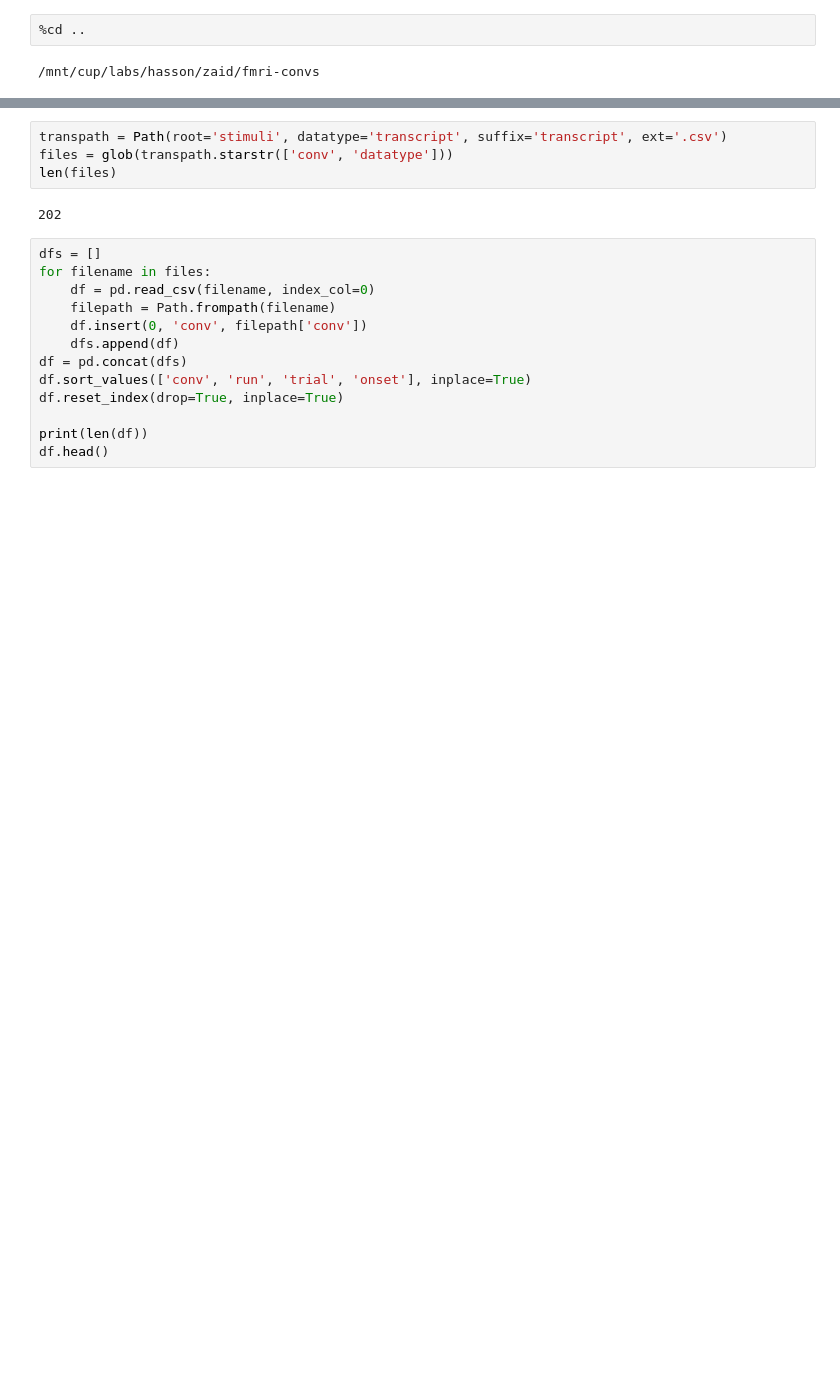
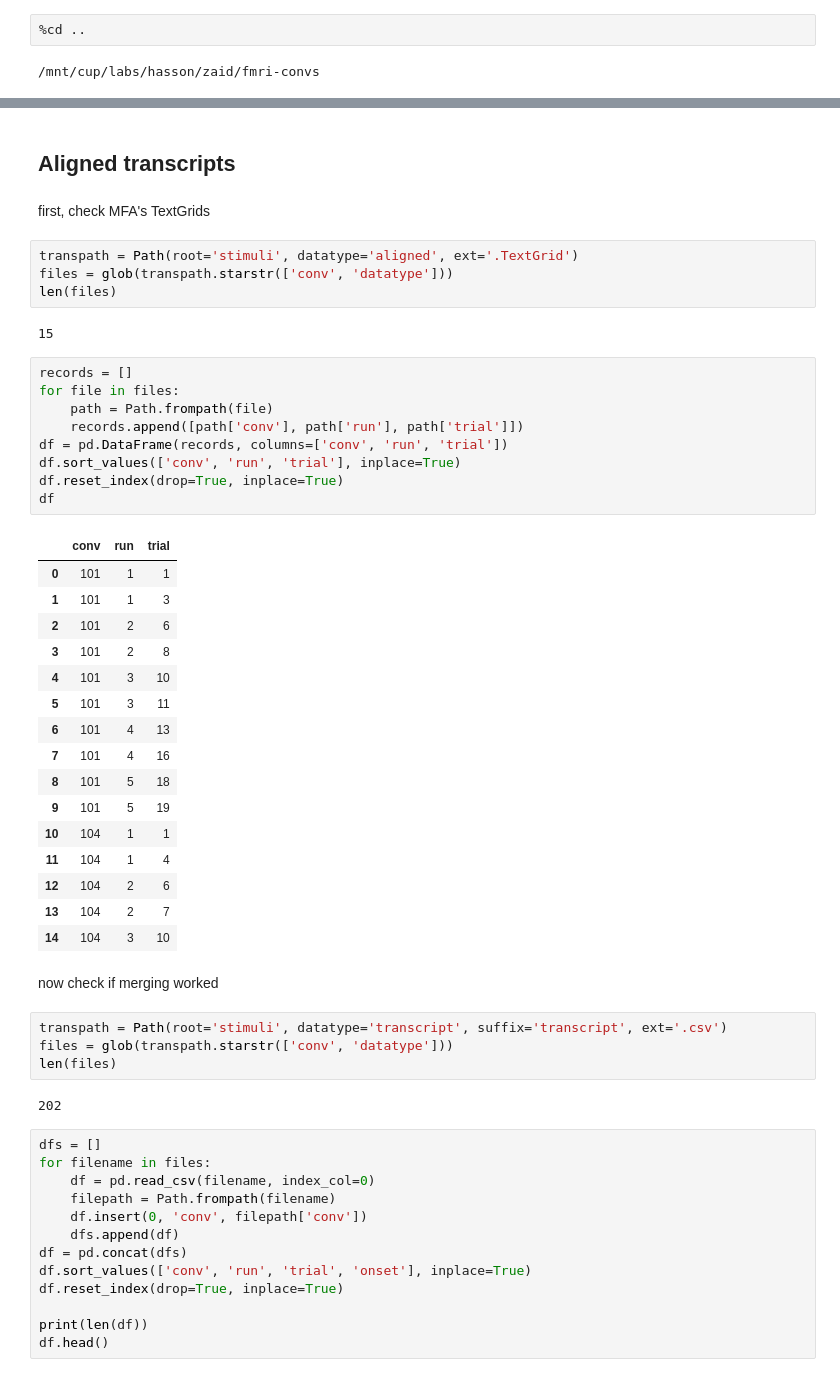
Before and after one commit to YeajuDianaKim394/EncodingModels, a Jupyter notebook: code/descriptive_stats.ipynb, the cells around one changed output, grey strips where cells are left out. Saved outputs shown, nothing was run; the diff lists cells and outputs as text; blank space fills up the shorter version.

```diff
--- a/code/descriptive_stats.ipynb
+++ b/code/descriptive_stats.ipynb
@@ -11,3 +123,41 @@ from glob import glob
+# %% [markdown]
+## Aligned transcripts
+# %% [markdown]
+first, check MFA's TextGrids
+# %%
+transpath = Path(root='stimuli', datatype='aligned', ext='.TextGrid')
+files = glob(transpath.starstr(['conv', 'datatype']))
+len(files)
+# %% [output]
+15
+# %%
+records = []
+for file in files:
+    path = Path.frompath(file)
+    records.append([path['conv'], path['run'], path['trial']])
+df = pd.DataFrame(records, columns=['conv', 'run', 'trial'])
+df.sort_values(['conv', 'run', 'trial'], inplace=True)
+df.reset_index(drop=True, inplace=True)
+df
+# %% [output]
+|  | conv | run | trial |
+| 0 | 101 | 1 | 1 |
+| 1 | 101 | 1 | 3 |
+| 2 | 101 | 2 | 6 |
+| 3 | 101 | 2 | 8 |
+| 4 | 101 | 3 | 10 |
+| 5 | 101 | 3 | 11 |
+| 6 | 101 | 4 | 13 |
+| 7 | 101 | 4 | 16 |
+| 8 | 101 | 5 | 18 |
+| 9 | 101 | 5 | 19 |
+| 10 | 104 | 1 | 1 |
+| 11 | 104 | 1 | 4 |
+| 12 | 104 | 2 | 6 |
+| 13 | 104 | 2 | 7 |
+| 14 | 104 | 3 | 10 |
+# %% [markdown]
+now check if merging worked
 # %%
 transpath = Path(root='stimuli', datatype='transcript', suffix='transcript', ext='.csv')
 files = glob(transpath.starstr(['conv', 'datatype']))
```
Also changed, not shown: parts of 13 cells of this notebook, 4 other files.
